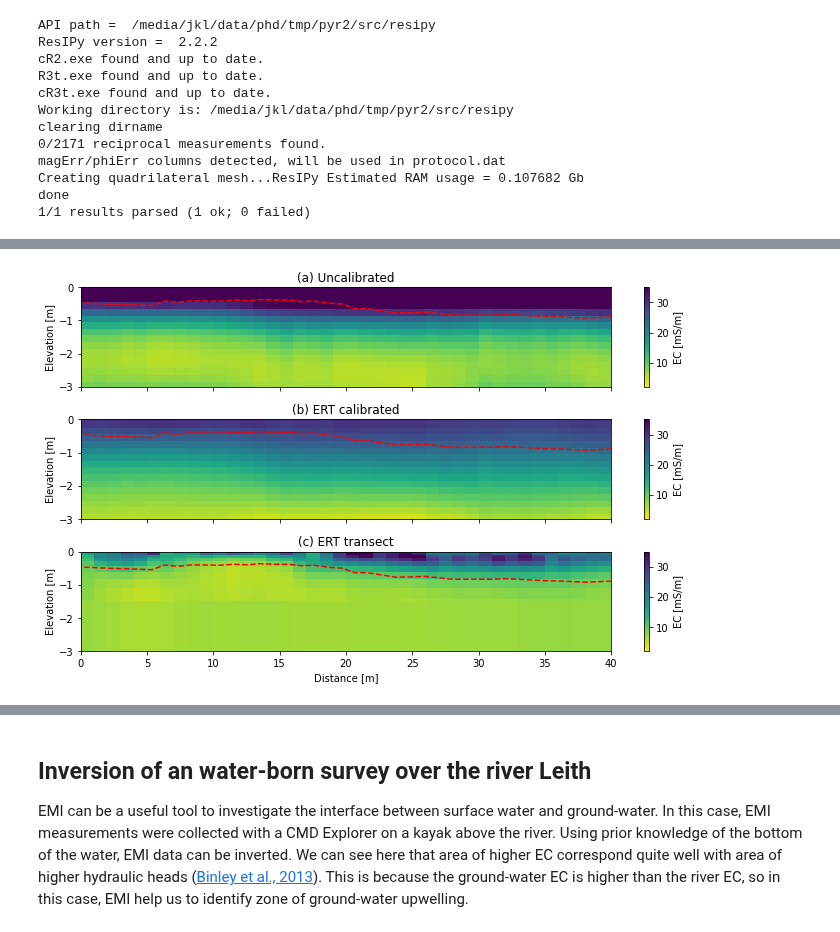
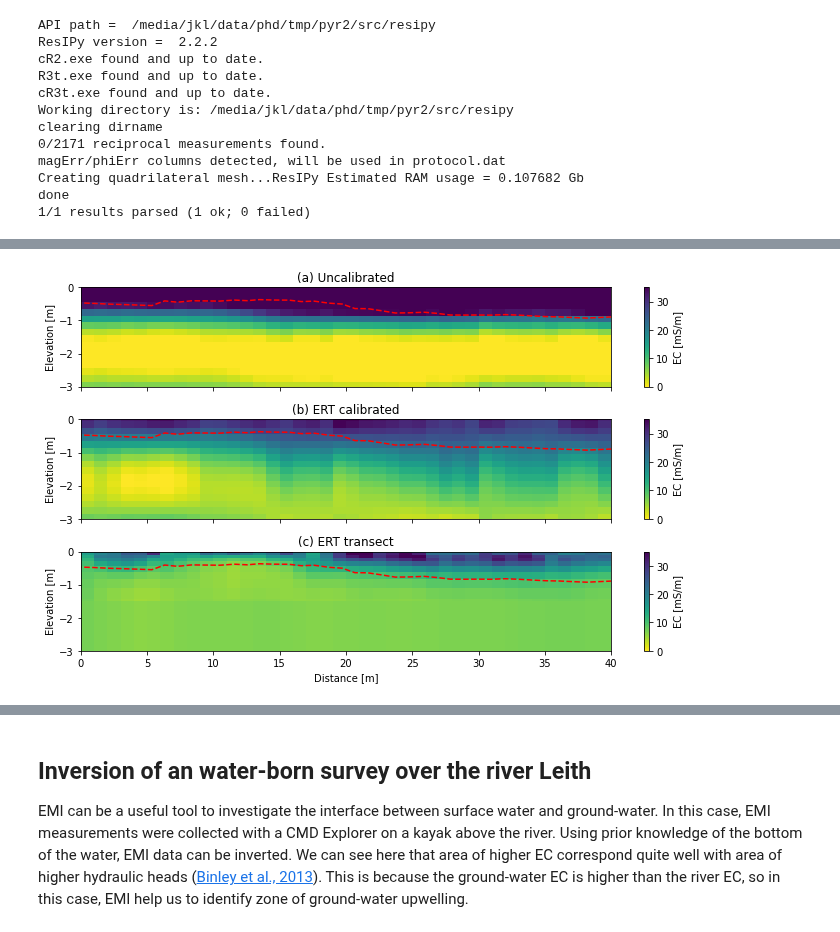
Before and after one commit to hkexgroup/emagpy, a Jupyter notebook: jupyter-notebook/em-paper.ipynb, the cells around one changed output, grey strips where cells are left out. Drawn from its saved outputs; the diff is of its cells as text; code cells hidden in the pictures.

```diff
--- a/jupyter-notebook/em-paper.ipynb
+++ b/jupyter-notebook/em-paper.ipynb
@@ -328,30 +330,30 @@ Survey 1/1
 # %%
 # figure
 fig, axs = plt.subplots(3, 1, sharey=True, sharex=True, figsize=(10,6))
 peatdepths = pd.read_csv(datadir + 'boxford-calib/peat-depth.dat', sep="\t")
 ax = axs[0]
-k1.showResults(ax=ax, vmin=2, vmax=35)
+k1.showResults(ax=ax, vmin=0, vmax=35)
 ax.plot(peatdepths['distance (m)'], -peatdepths['depth (m)'], 'r--')
 ax.set_title('(a) Uncalibrated')
 ax.set_xlabel('')
 ax = axs[1]
-k2.showResults(ax=ax, vmin=2, vmax=35)
+k2.showResults(ax=ax, vmin=0, vmax=35)
 ax.plot(peatdepths['distance (m)'], -peatdepths['depth (m)'], 'r--')
 ax.set_title('(b) ERT calibrated')
 ax.set_xlabel('')
 ax = axs[2]
 kres = Problem()
 kres.importModel(datadir + 'boxford-calib/ert-section.csv')
 kres.models[0] = kres.models[0][::4,:] # because taken every 0.25 m
 kres.depths[0] = kres.depths[0][::4,:]
-kres.showResults(ax=ax, vmin=2, vmax=35, maxDepth=1.5)
+kres.showResults(ax=ax, vmin=0, vmax=35, maxDepth=1.5)
 ax.set_title('(c) ERT transect')
 ax.plot(peatdepths['distance (m)'], -peatdepths['depth (m)'], 'r--')
 ax.set_xlim([0, 40])
 ax.set_ylim([-3, 0])
 ax.set_xlabel('Distance [m]')
 ax.set_aspect('auto')
 fig.tight_layout()
 fig.savefig(outputdir + 'fig10calibrated-inv.jpg', dpi=500)
 # %% [output]
-[figure, old version]
+[figure, new version]
```
Also changed, not shown: parts of 2 cells of this notebook.
